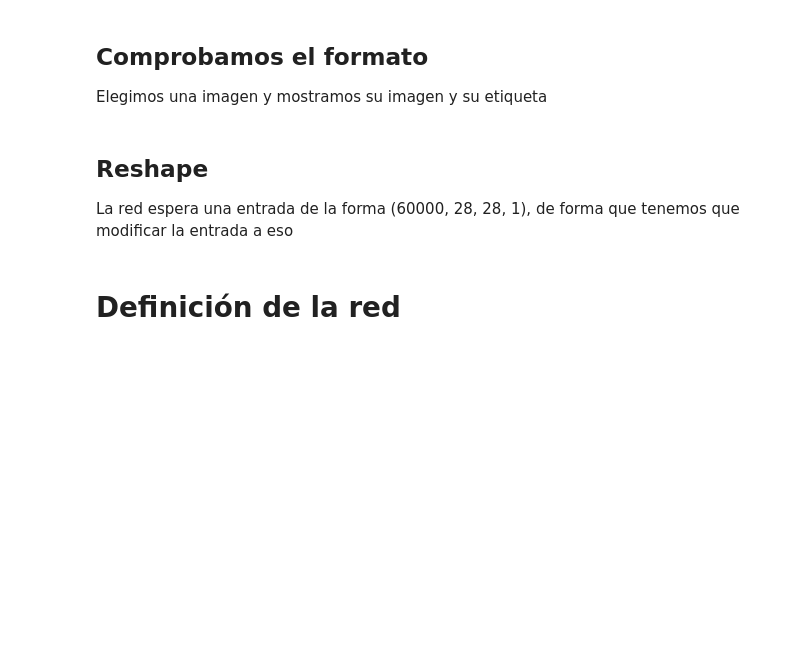
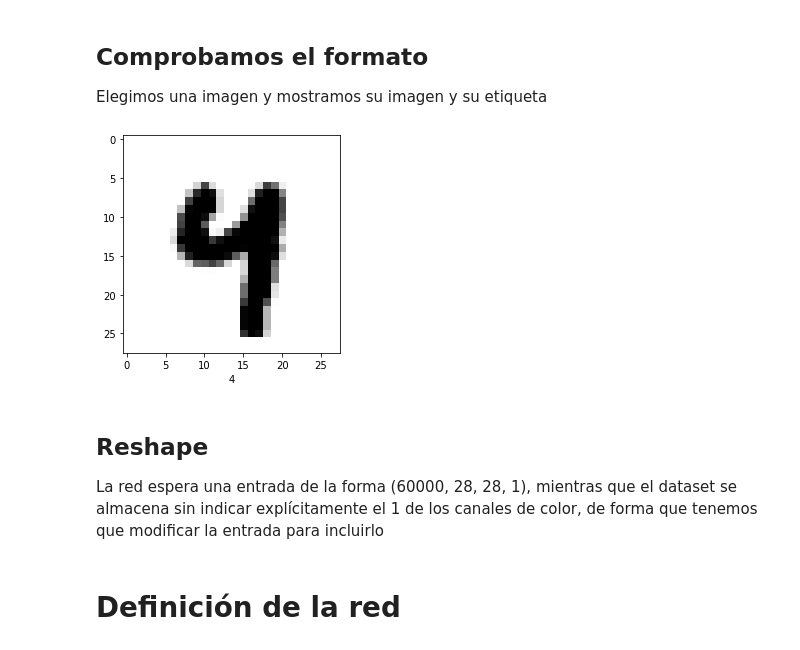
Before and after one commit to DPirer/TFG_CNN, a Jupyter notebook: TFG_CNN_Adversarial_Attacks.ipynb, the cells around one changed output. Drawn from its saved outputs; the diff is of its cells as text; code cells hidden in the pictures; blank space fills up the shorter version.

```diff
--- a/TFG_CNN_Adversarial_Attacks.ipynb
+++ b/TFG_CNN_Adversarial_Attacks.ipynb
@@ -37,14 +42,16 @@ train_images, test_images = train_images / 255.0, test_images / 255.0
 
 Elegimos una imagen y mostramos su imagen y su etiqueta
 # %%
-num_imagen = 7
+num_imagen = randrange(NUM_TESTSET)
 
 plt.imshow(train_images[num_imagen] ,cmap=plt.cm.binary)
 plt.xlabel(train_labels[num_imagen])
 plt.show()
+# %% [output]
+[figure, added]
 # %% [markdown]
 ## Reshape
-La red espera una entrada de la forma (60000, 28, 28, 1), de forma que tenemos que modificar la entrada a eso
+La red espera una entrada de la forma (60000, 28, 28, 1), mientras que el dataset se almacena sin indicar explícitamente el 1 de los canales de color, de forma que tenemos que modificar la entrada para incluirlo
 # %%
 train_images = train_images.reshape(NUM_TRAINSET,28,28,1)
 test_images = test_images.reshape(NUM_TESTSET,28,28,1)
```
Also changed, not shown: parts of 32 cells of this notebook.
